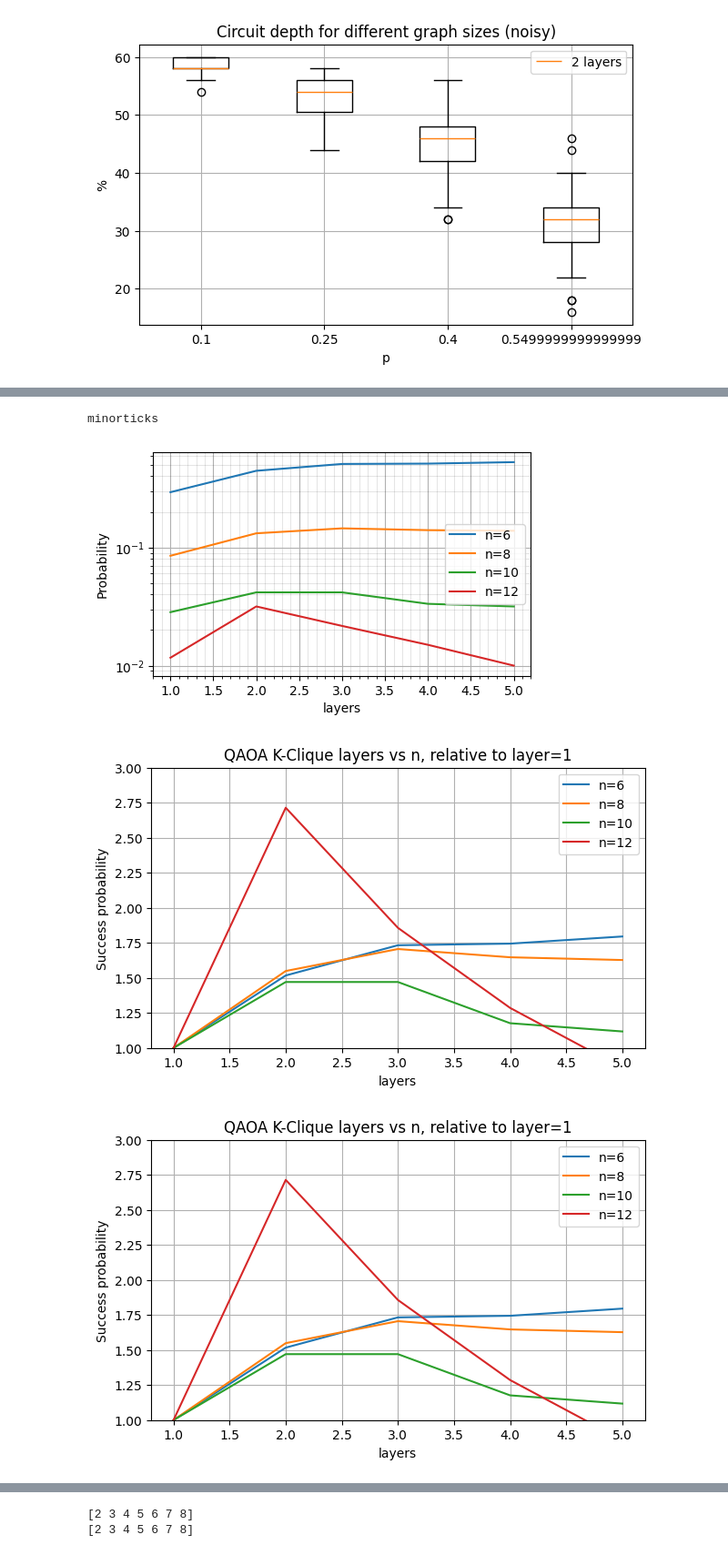
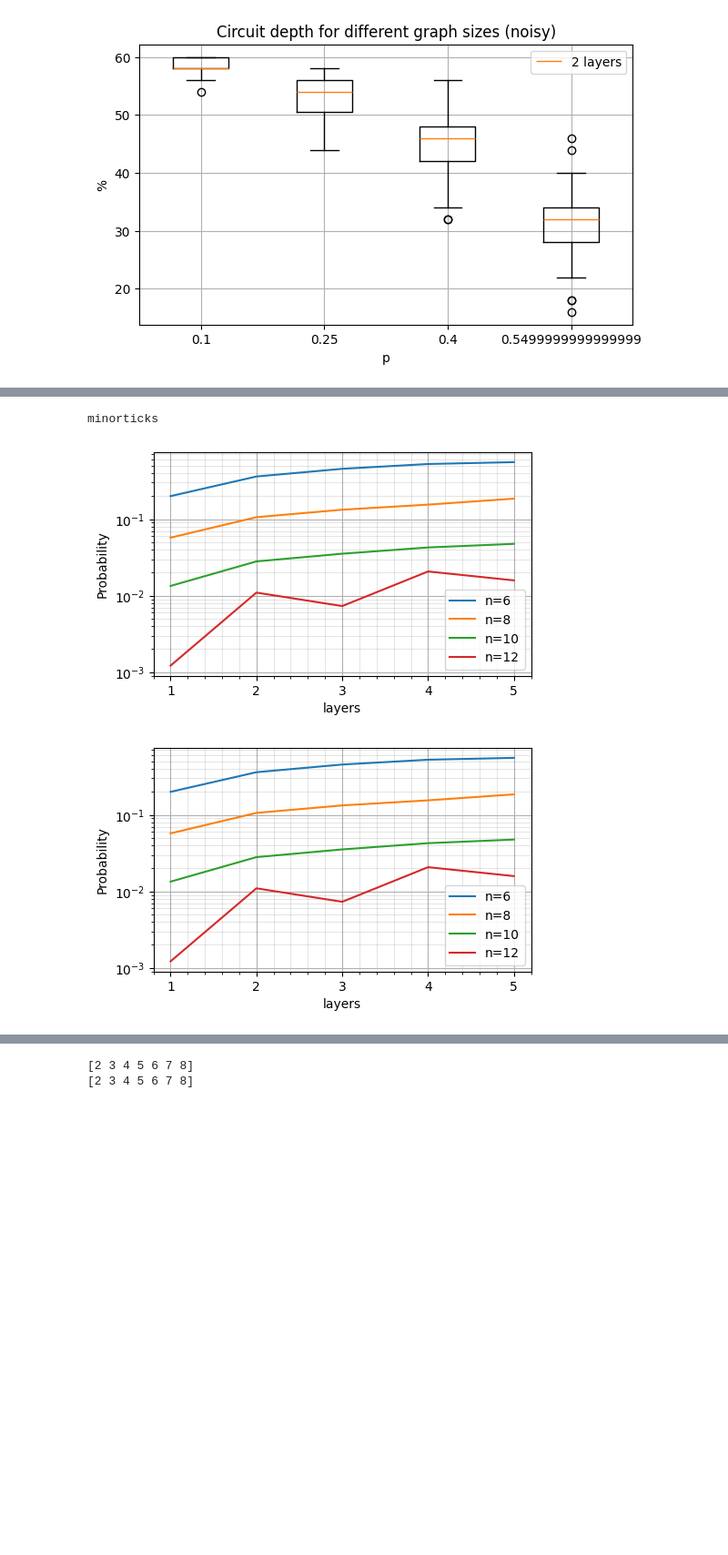
Before and after one commit to AlenLeban/KvantneKlike, a Jupyter notebook: visualize.ipynb, the cells around one changed output, grey strips where cells are left out. Shown at 91% size. Saved outputs shown, nothing was run; the diff lists cells and outputs as text; code cells hidden in the pictures; blank space fills up the shorter version.

Commit message:
QuTiP quantum annealing, fixed kclique paulis

```diff
--- a/visualize.ipynb
+++ b/visualize.ipynb
@@ -5,8 +6,11 @@ import numpy as np
 # %%
 # k-clique solution probability with graph density p
+
+
+
 def plot_success_prob_for_var(filename, var_names, title=None, plots=["found_solution"], fig_filename=None, interpret_metric=None, interpret_solution=None, ylim=(0, 1.05),
                               relative_to_first_value=False, figsize=(7, 4), fig=None, plot_labels=None, grid=True, colors=None, alphas=None, patterns=None, yscale=None, ylabel="Success probability",
-                              second_var_labels=None, use_labels=True, yoffset=0, xlabel=None, top=None, right=None, bottom=None, left=None, output_dpi=None):
+                              second_var_labels=None, use_labels=True, yoffset=0, xlabel=None, top=None, right=None, bottom=None, left=None, output_dpi=None, force_integer_xticks=False, legend_font_size="medium", xscale="linear"):
     with open(filename, "r") as f:
         benchmark_results = json.load(f)
 
@@ -28,6 +32,7 @@ def plot_success_prob_for_var(filename, var_names, title=None, plots=["found_sol
     if bottom:
         plt.subplots_adjust(bottom=bottom)
     # plt.subplots_adjust(right=0.98)
+
     w = 0.4
     num_problem_sizes = len(benchmark_results["problem_sizes"])
     main_var = np.sort(np.unique(np.array([s[var_names[0]] for s in benchmark_results["problem_sizes"]])))
@@ -81,7 +86,11 @@ def plot_success_prob_for_var(filename, var_names, title=None, plots=["found_sol
         plt.ylim(ylim)
     if yscale:
         plt.yscale(yscale)
-    plt.legend()
+    plt.xscale(xscale)
+    plt.legend(fontsize=legend_font_size)
+    if force_integer_xticks:
+        ax = new_fig.gca()
+        ax.xaxis.set_major_locator(MaxNLocator(integer=True))
     if fig_filename:
         plt.savefig(fig_filename, dpi=output_dpi)
     plt.show()
@@ -159,15 +196,17 @@ minorticks
 # %%
-plot_success_prob_for_var("benchmarkResults/qaoa_results_kclique_layers_n_temp.json",
+# fig = plot_success_prob_for_var("benchmarkResults/qaoa_results_kclique_layers_n_temp.json",
+#                           ["layers", "n"], figsize=(5, 3), right=0.97, left=0.14, bottom=0.16, output_dpi=200,
+#                         fig_filename="Figures/qaoa_kclique_layer_n", yscale="log", ylim=None, ylabel="Probability", force_integer_xticks=True)
+plot_success_prob_for_var("benchmarkResults/qaoa_results_kclique_layers_n_temp_new.json",
                           ["layers", "n"], figsize=(5, 3), right=0.97, left=0.14, bottom=0.16, output_dpi=200,
-                        fig_filename="Figures/qaoa_kclique_layer_n", yscale="log", ylim=None, ylabel="Probability")
-plot_success_prob_for_var("benchmarkResults/qaoa_results_kclique_layers_n_temp.json",
-                          ["layers", "n"],
-                          "QAOA K-Clique layers vs n, relative to layer=1", ylim=[1, 3], relative_to_first_value=True, fig_filename="Figures/qaoa_kclique_layer_n_relative")
+                        fig_filename="Figures/qaoa_kclique_layer_n", yscale="log", ylim=None, ylabel="Probability", force_integer_xticks=True)
+# plot_success_prob_for_var("benchmarkResults/qaoa_results_kclique_layers_n_temp.json",
+#                           ["layers", "n"],
+#                           "QAOA K-Clique layers vs n, relative to layer=1", ylim=[1, 3], relative_to_first_value=True, fig_filename="Figures/qaoa_kclique_layer_n_relative")
 # %% [output]
 minorticks
-[figure, old version]
+[figure, new version]
-[figure, old version]
+[figure, new version]
-[figure, removed]
 # %%
 plot_success_prob_for_var("benchmarkResults/qaoa_results_maxclique_p_n.json", ["p", "n"], "",
                           plots=["found_solution"],
```
Also changed, not shown: parts of 14 cells of this notebook, 46 other files.
